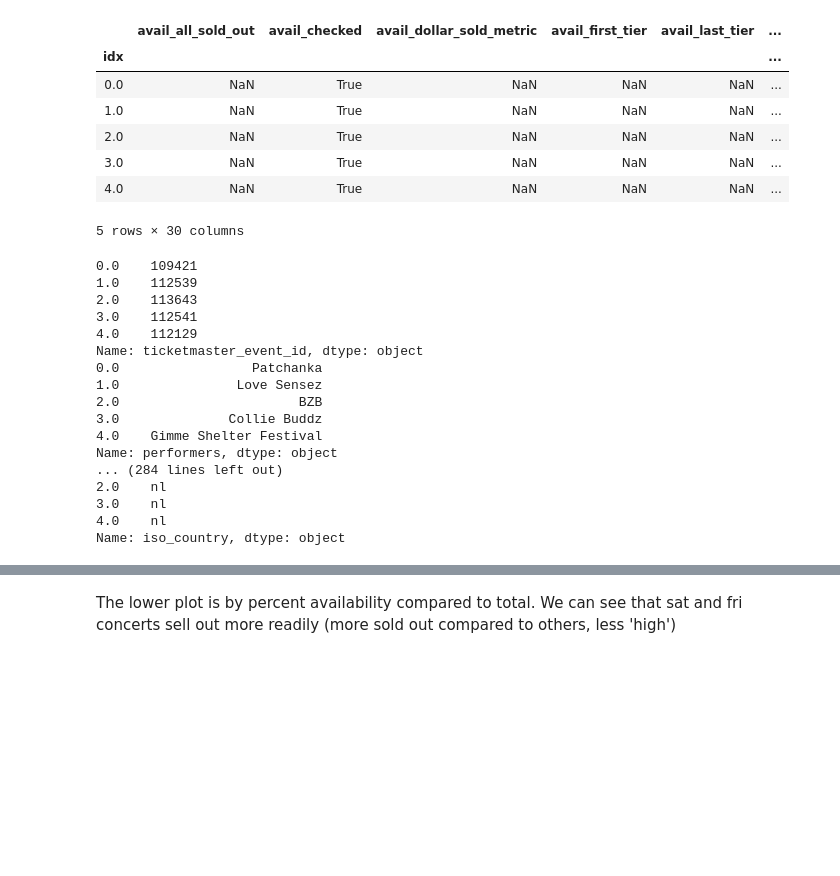
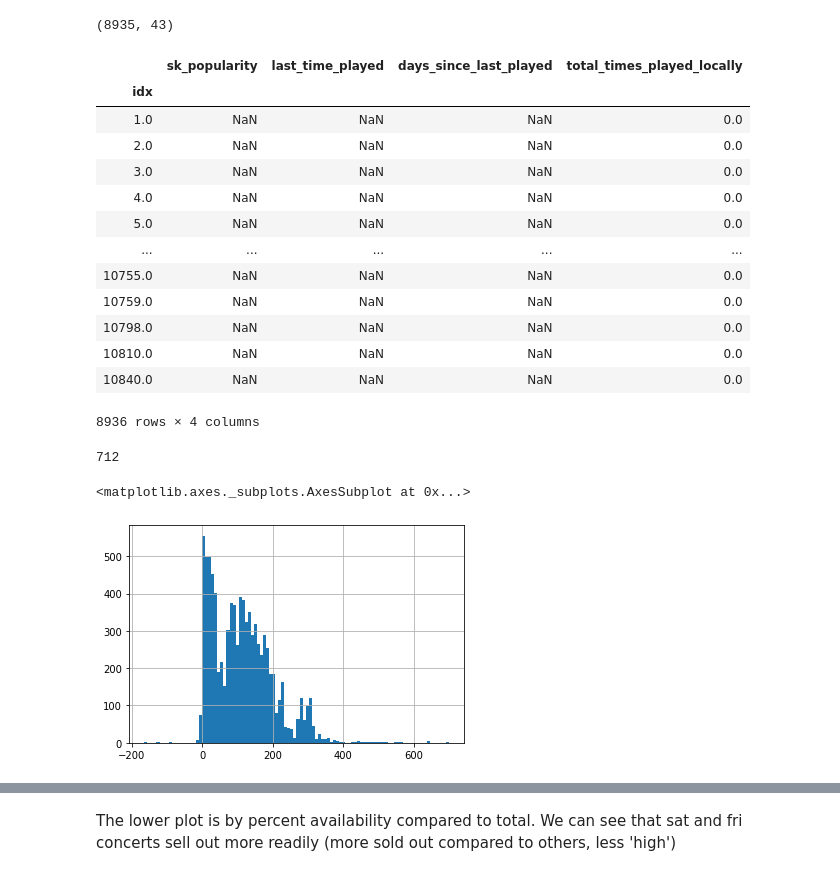
Before and after one commit to bdyetton/NoMoShowFOMO, a Jupyter notebook: notebooks/data_visualization.ipynb, the cells around one changed output, grey strips where cells are left out. Drawn from its saved outputs; the diff is of its cells as text; code cells hidden in the pictures; blank space fills up the shorter version.

```diff
--- a/notebooks/data_visualization.ipynb
+++ b/notebooks/data_visualization.ipynb
@@ -3,41 +3,41 @@ import pandas as pd
 import seaborn as sns
 import matplotlib.pyplot as plt
 import numpy as np
+# %%
+data = pd.read_pickle('../data/combined_19-09-2019.pkl')
+data.shape
+# %% [output]
+(8935, 43)
 # %%
-data2 = pd.read_pickle('../data/events_and_avail_19-09-2019.pkl')
-data2.head()
+data = pd.read_pickle('../data/songkick_19-09-2019.pkl')
+data
 # %% [output]
-|  | avail_all_sold_out | avail_checked | avail_dollar_sold_metric | avail_first_tier | avail_last_tier | ... |
-| idx |  |  |  |  |  | ... |
-| 0.0 | NaN | True | NaN | NaN | NaN | ... |
-| 1.0 | NaN | True | NaN | NaN | NaN | ... |
-| 2.0 | NaN | True | NaN | NaN | NaN | ... |
-| 3.0 | NaN | True | NaN | NaN | NaN | ... |
-| 4.0 | NaN | True | NaN | NaN | NaN | ... |
+|  | sk_popularity | last_time_played | days_since_last_played | total_times_played_locally |
+| idx |  |  |  |  |
+| 1.0 | NaN | NaN | NaN | 0.0 |
+| 2.0 | NaN | NaN | NaN | 0.0 |
+| 3.0 | NaN | NaN | NaN | 0.0 |
+| 4.0 | NaN | NaN | NaN | 0.0 |
+| 5.0 | NaN | NaN | NaN | 0.0 |
+| ... | ... | ... | ... | ... |
+| 10755.0 | NaN | NaN | NaN | 0.0 |
+| 10759.0 | NaN | NaN | NaN | 0.0 |
+| 10798.0 | NaN | NaN | NaN | 0.0 |
+| 10810.0 | NaN | NaN | NaN | 0.0 |
+| 10840.0 | NaN | NaN | NaN | 0.0 |
-5 rows × 30 columns
+8936 rows × 4 columns
+# %%
+import pickle
+data_sk = pickle.load(open('../src/modeling/temp_sk.pkl','rb'))
+data_sk.shape[0]
+# %% [output]
+712
 # %%
-data = pd.read_pickle('../data/complete_15-09-2019.pkl')
-data_head = data.head()
-for col in data_head.columns:
-    print(data_head[col])
+data = pd.read_pickle('../data/combined_19-09-2019.pkl')
+data['days_on_sale'].hist(bins=100)
 # %% [output]
-0.0    109421
-1.0    112539
-2.0    113643
-3.0    112541
-4.0    112129
-Name: ticketmaster_event_id, dtype: object
-0.0                 Patchanka
-1.0               Love Sensez
-2.0                       BZB
-3.0              Collie Buddz
-4.0    Gimme Shelter Festival
-Name: performers, dtype: object
-... (284 lines left out)
-2.0    nl
-3.0    nl
-4.0    nl
-Name: iso_country, dtype: object
+<matplotlib.axes._subplots.AxesSubplot at 0x...>
+[figure, added]
 # %%
 sns.countplot(x='avail_first_tier',data=data)
 plt.show()
```
Also changed, not shown: parts of 11 cells of this notebook, 13 other files.
